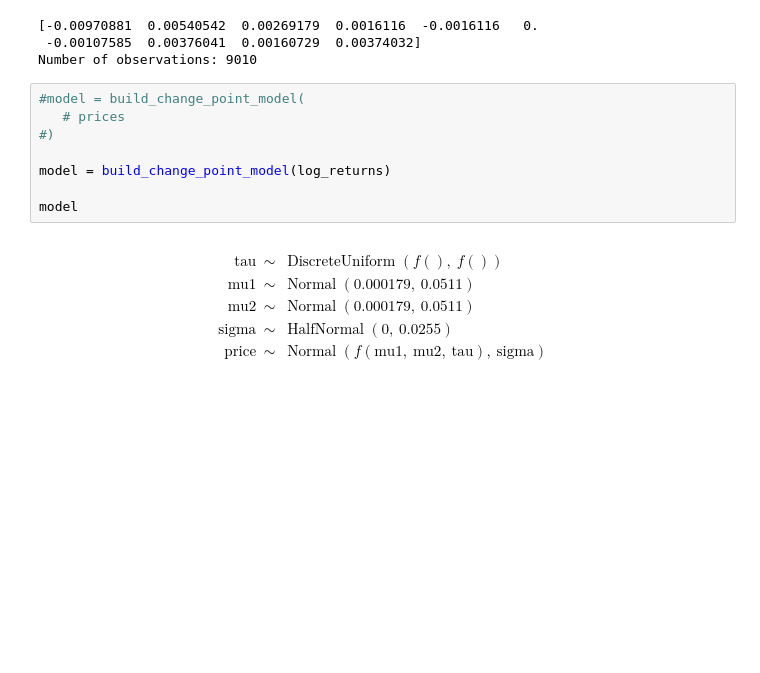
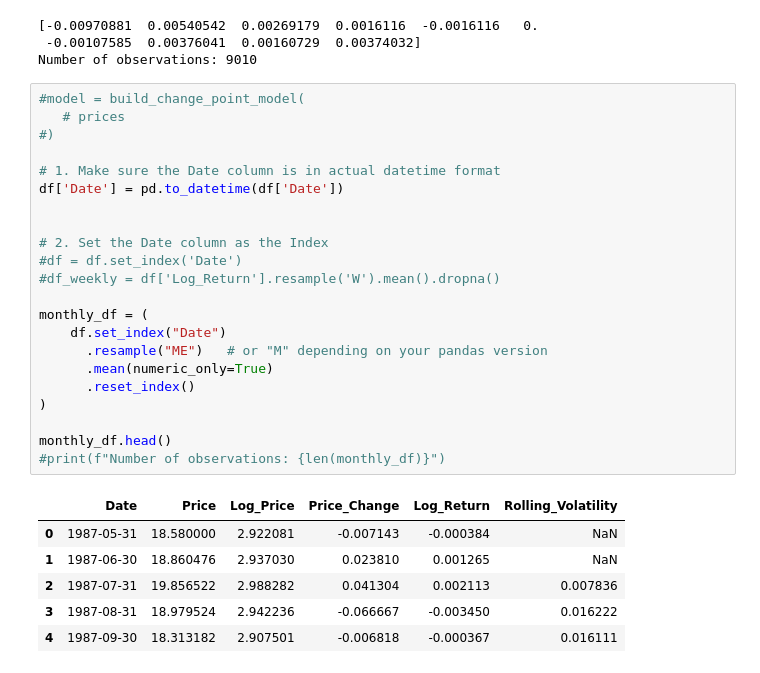
Before and after one commit to edent4313-star/brent-oil-change-point-analysis, a Jupyter notebook: notebooks/Task2_ChangePoint_Modeling.ipynb, the cells around one changed output. Saved outputs shown, nothing was run; the diff lists cells and outputs as text; blank space fills up the shorter version.

```diff
--- a/notebooks/Task2_ChangePoint_Modeling.ipynb
+++ b/notebooks/Task2_ChangePoint_Modeling.ipynb
@@ -175,14 +174,29 @@ Number of observations: 9010
 # %%
 #model = build_change_point_model(
    # prices
 #)
 
-model = build_change_point_model(log_returns)
+# 1. Make sure the Date column is in actual datetime format
+df['Date'] = pd.to_datetime(df['Date'])
 
-model
+
+# 2. Set the Date column as the Index
+#df = df.set_index('Date')
+#df_weekly = df['Log_Return'].resample('W').mean().dropna()
+
+monthly_df = (
+    df.set_index("Date")
+      .resample("ME")   # or "M" depending on your pandas version
+      .mean(numeric_only=True)
+      .reset_index()
+)
+
+monthly_df.head()
+#print(f"Number of observations: {len(monthly_df)}")
 # %% [output]
-$$
-            \begin{array}{rcl}
-            \text{tau} &\sim & \operatorname{DiscreteUniform}(f(),~f())\\\text{mu1} &\sim & \operatorname{Normal}(0.000179,~0.0511)\\\text{mu2} &\sim & \operatorname{Normal}(0.000179,~0.0511)\\\text{sigma} &\sim & \operatorname{HalfNormal}(0,~0.0255)\\\text{price} &\sim & \operatorname{Normal}(f(\text{mu1},~\text{mu2},~\text{tau}),~\text{sigma})
-            \end{array}
-            $$
+|  | Date | Price | Log_Price | Price_Change | Log_Return | Rolling_Volatility |
+| 0 | 1987-05-31 | 18.580000 | 2.922081 | -0.007143 | -0.000384 | NaN |
+| 1 | 1987-06-30 | 18.860476 | 2.937030 | 0.023810 | 0.001265 | NaN |
+| 2 | 1987-07-31 | 19.856522 | 2.988282 | 0.041304 | 0.002113 | 0.007836 |
+| 3 | 1987-08-31 | 18.979524 | 2.942236 | -0.066667 | -0.003450 | 0.016222 |
+| 4 | 1987-09-30 | 18.313182 | 2.907501 | -0.006818 | -0.000367 | 0.016111 |
```
Also changed, not shown: parts of 18 cells of this notebook, 7 other files.
